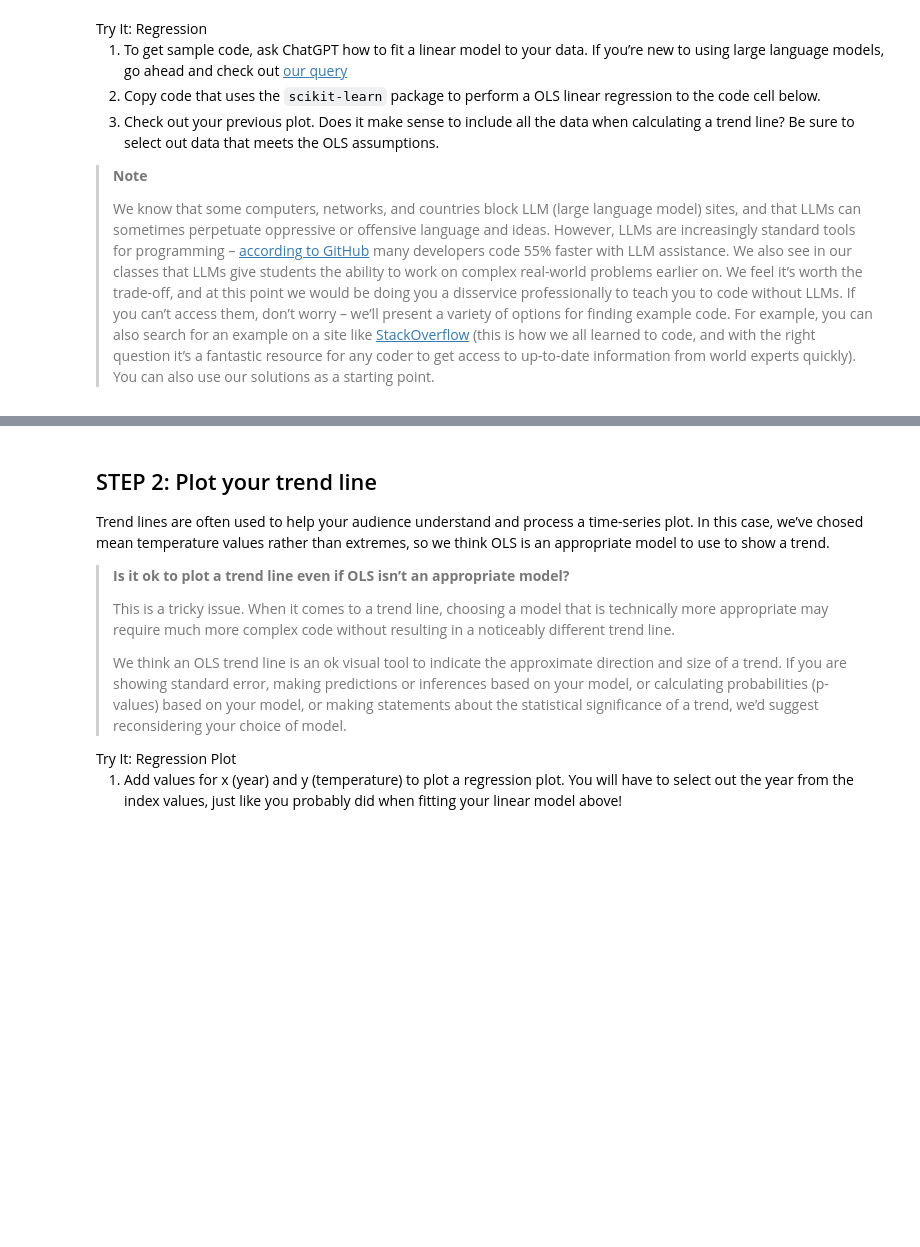
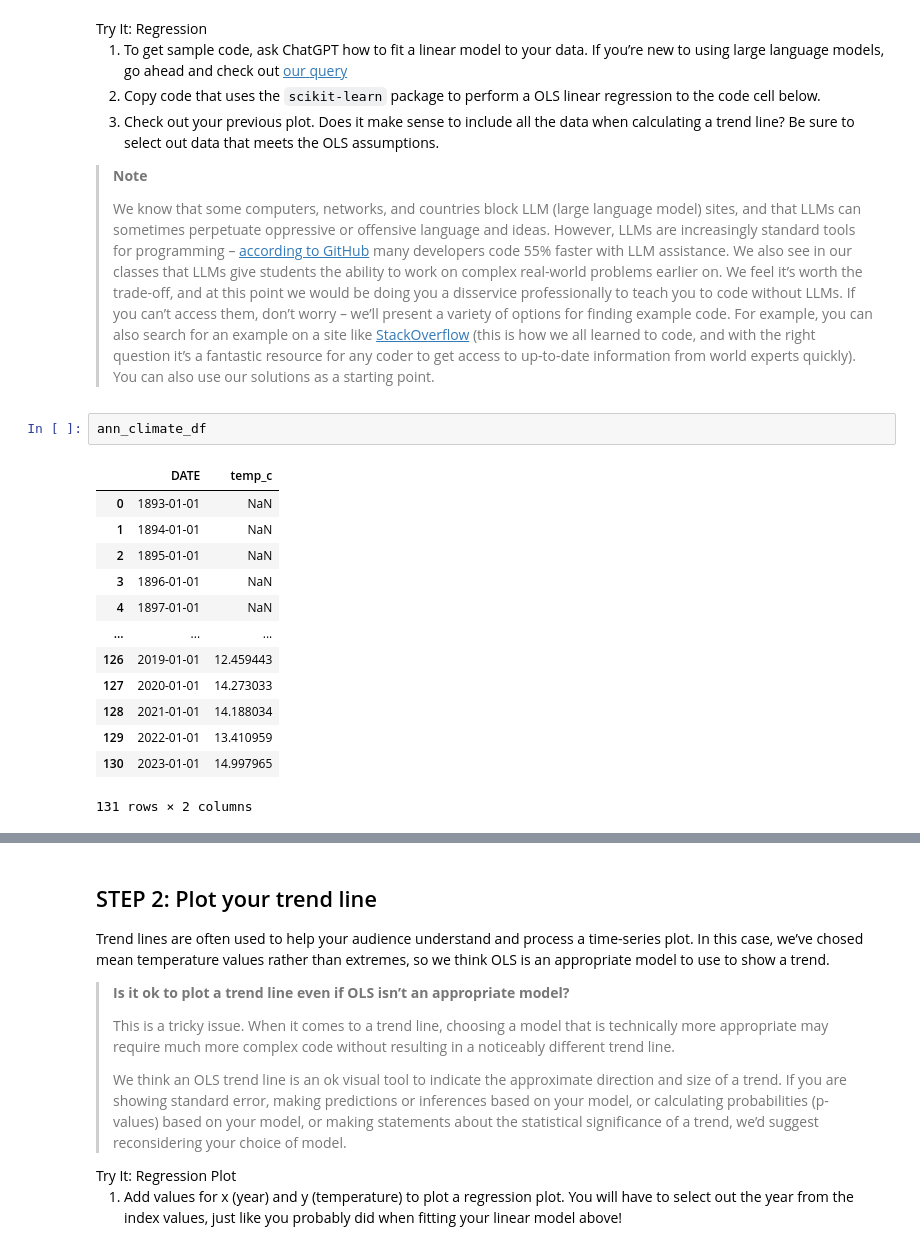
Before and after one commit to earthlab-education/02-climate-maxwarnock, a Jupyter notebook: 05_Climate_Coding_Challenge.ipynb, the cells around one changed output, grey strips where cells are left out. Cells and saved outputs as stored; diff of their text form; blank space fills up the shorter version.

```diff
--- a/05_Climate_Coding_Challenge.ipynb
+++ b/05_Climate_Coding_Challenge.ipynb
@@ -123,4 +125,20 @@ meets the OLS assumptions.</li>
 > learned to code, and with the right question it’s a fantastic resource
 > for any coder to get access to up-to-date information from world
 > experts quickly). You can also use our solutions as a starting point.
+# %%
+ann_climate_df
+# %% [output]
+|  | DATE | temp_c |
+| 0 | 1893-01-01 | NaN |
+| 1 | 1894-01-01 | NaN |
+| 2 | 1895-01-01 | NaN |
+| 3 | 1896-01-01 | NaN |
+| 4 | 1897-01-01 | NaN |
+| ... | ... | ... |
+| 126 | 2019-01-01 | 12.459443 |
+| 127 | 2020-01-01 | 14.273033 |
+| 128 | 2021-01-01 | 14.188034 |
+| 129 | 2022-01-01 | 13.410959 |
+| 130 | 2023-01-01 | 14.997965 |
+131 rows × 2 columns
 # %%
```
Also changed, not shown: parts of 4 cells of this notebook, 2 other files.
